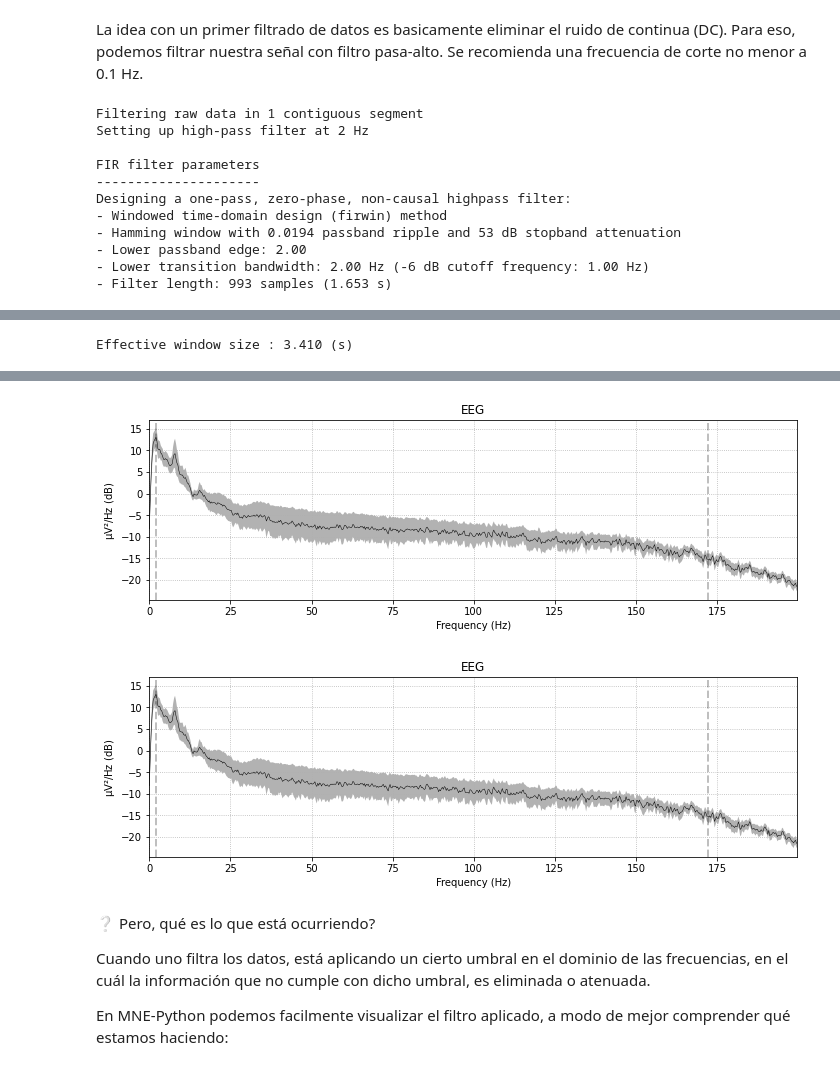
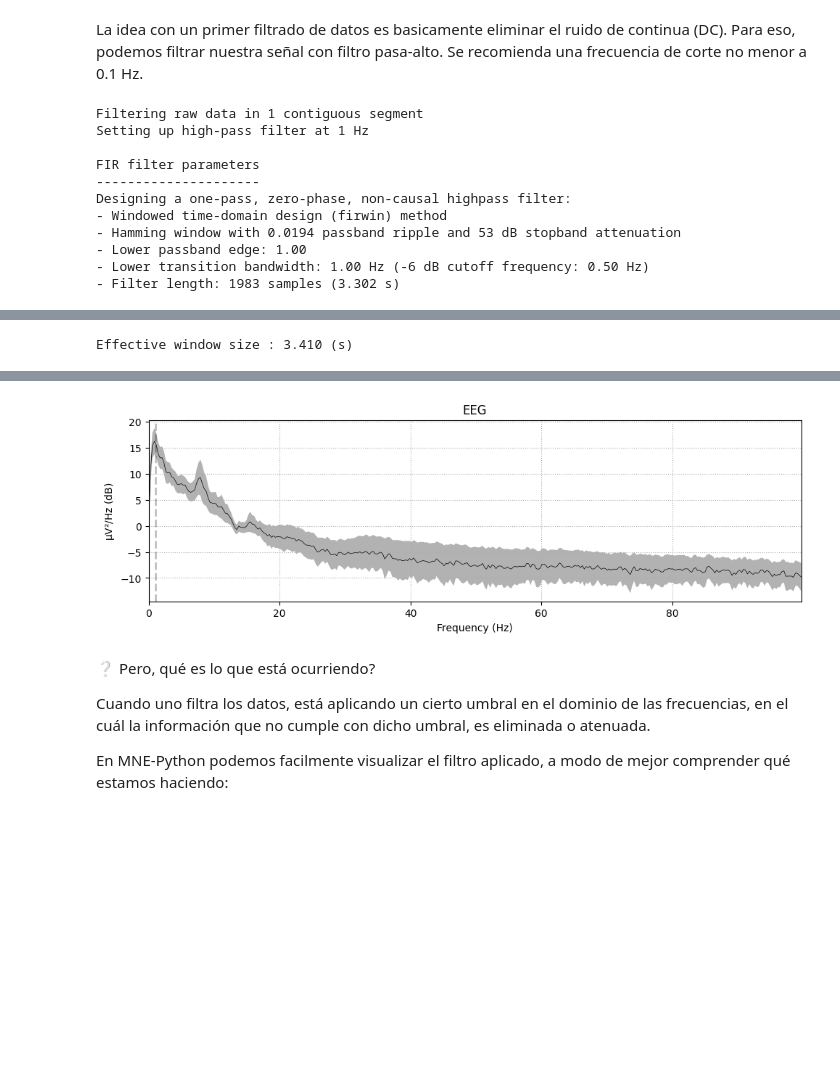
Before and after one commit to FeliGG25/cursoBCI, a Jupyter notebook: Módulo I/TPLC_01_Gorla.ipynb, the cells around one changed output, grey strips where cells are left out. Drawn from its saved outputs; the diff is of its cells as text; code cells hidden in the pictures; blank space fills up the shorter version.

```diff
--- a/Módulo I/TPLC_01_Gorla.ipynb
+++ b/Módulo I/TPLC_01_Gorla.ipynb
@@ -303,21 +305,21 @@ Effective window size : 3.410 (s)
 La idea con un primer filtrado de datos es basicamente eliminar el ruido de continua (DC). Para eso, podemos filtrar nuestra señal con filtro pasa-alto. Se recomienda una frecuencia de corte no menor a 0.1 Hz.
 # %%
 # ejecutá esta celda cambiando la frecuencia de corte
-cutoff = 2
+cutoff = 1
 raw_highpass = raw.copy().filter(l_freq=cutoff, h_freq=None)
-raw_highpass.compute_psd(fmax=200).plot(average=True, picks="data", exclude="bads")
+raw_highpass.compute_psd(fmax=100).plot(average=True, picks="data", exclude="bads")
 # %% [output]
 Filtering raw data in 1 contiguous segment
-Setting up high-pass filter at 2 Hz
+Setting up high-pass filter at 1 Hz
 
 FIR filter parameters
 ---------------------
 Designing a one-pass, zero-phase, non-causal highpass filter:
 - Windowed time-domain design (firwin) method
 - Hamming window with 0.0194 passband ripple and 53 dB stopband attenuation
-- Lower passband edge: 2.00
-- Lower transition bandwidth: 2.00 Hz (-6 dB cutoff frequency: 1.00 Hz)
-- Filter length: 993 samples (1.653 s)
+- Lower passband edge: 1.00
+- Lower transition bandwidth: 1.00 Hz (-6 dB cutoff frequency: 0.50 Hz)
+- Filter length: 1983 samples (3.302 s)
 [Parallel(n_jobs=1)]: Using backend SequentialBackend with 1 concurrent workers.
 [Parallel(n_jobs=1)]: Done   1 out of   1 | elapsed:    0.0s remaining:    0.0s
 [Parallel(n_jobs=1)]: Done   2 out of   2 | elapsed:    0.0s remaining:    0.0s
@@ -328,5 +330,4 @@ Effective window size : 3.410 (s)
-[figure, old version]
+[figure, new version]
-[figure, removed]
 # %% [markdown]
 ❔ Pero, qué es lo que está ocurriendo?
 
```
Also changed, not shown: parts of 45 cells of this notebook.
